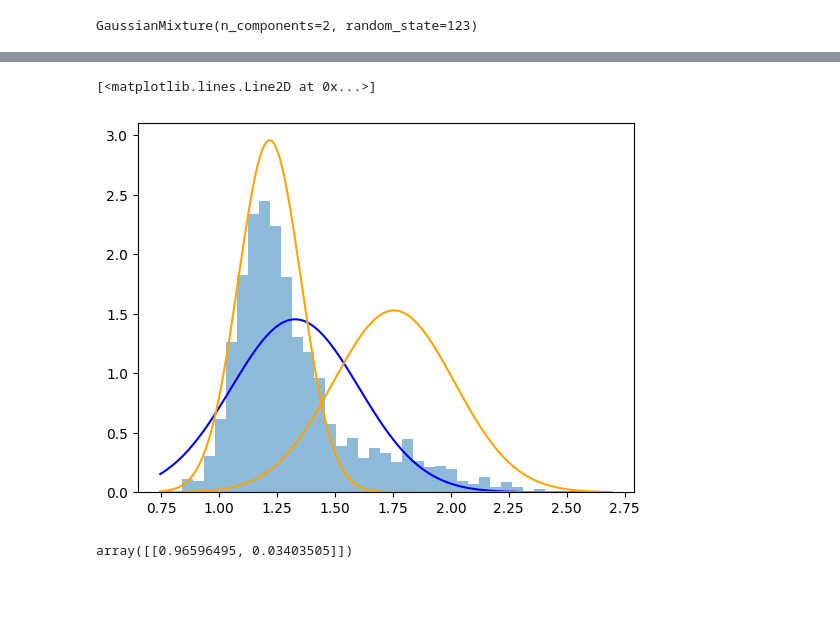
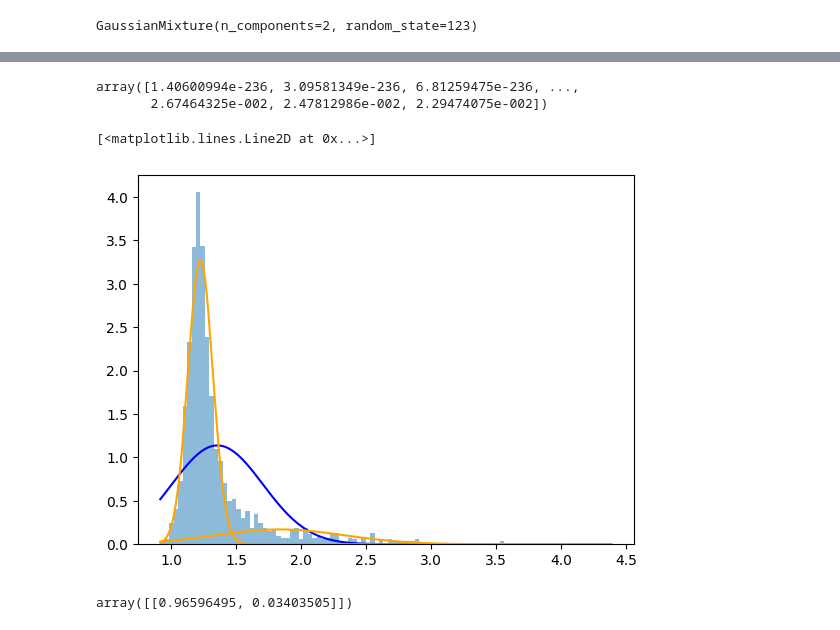
Before and after one commit to PavanChaggar/local-fkpp, a Jupyter notebook: py-analysis/gaussian-mixture.ipynb, the cells around one changed output, grey strips where cells are left out. Drawn from its saved outputs; the diff is of its cells as text; code cells hidden in the pictures; blank space fills up the shorter version.

```diff
--- a/py-analysis/gaussian-mixture.ipynb
+++ b/py-analysis/gaussian-mixture.ipynb
@@ -11,5 +11,5 @@ all_data_ic = np.genfromtxt('data-nopvc.txt', delimiter='')
 # %%
-node = 36
+node = 29
 data = all_data[node-1,:]
 # %%
 plt.hist(data, bins=50, alpha=0.5);
@@ -28,11 +31,16 @@ x_range = np.linspace(np.max(data), np.min(data), len(data));
+# %%
+norm.pdf(x_range, model2.means_[0][0], np.sqrt(model2.covariances_[0][0][0]))
+# %% [output]
+array([1.40600994e-236, 3.09581349e-236, 6.81259475e-236, ...,
+       2.67464325e-002, 2.47812986e-002, 2.29474075e-002])
 # %%
 plt.hist(data, bins='auto', density=True, histtype='stepfilled', alpha=0.5)
 plt.plot(x_range, norm.pdf(x_range, model1.means_[0][0], np.sqrt(model1.covariances_[0][0][0])), color="blue")
-plt.plot(x_range, norm.pdf(x_range, model2.means_[0][0], np.sqrt(model2.covariances_[0][0][0])), color="orange")
-plt.plot(x_range, norm.pdf(x_range, model2.means_[1][0], np.sqrt(model2.covariances_[1][0][0])), color="orange")
+plt.plot(x_range, model2.weights_[0] * norm.pdf(x_range, model2.means_[0][0], np.sqrt(model2.covariances_[0][0][0])), color="orange")
+plt.plot(x_range, model2.weights_[1] * norm.pdf(x_range, model2.means_[1][0], np.sqrt(model2.covariances_[1][0][0])), color="orange")
 # %% [output]
 [<matplotlib.lines.Line2D at 0x...>]
-[figure, old version]
+[figure, new version]
 # %%
 model2.predict_proba(np.array([data.min()]).reshape(-1, 1))
 # %% [output]
```
Also changed, not shown: parts of 3 cells of this notebook, 3 other files.
